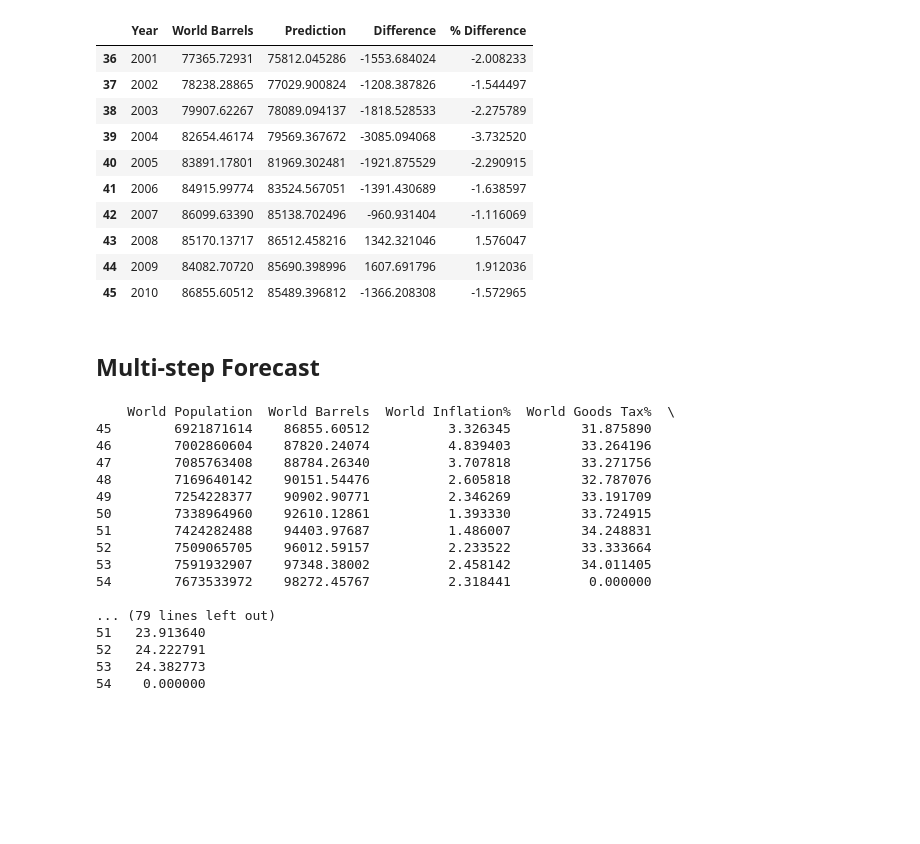
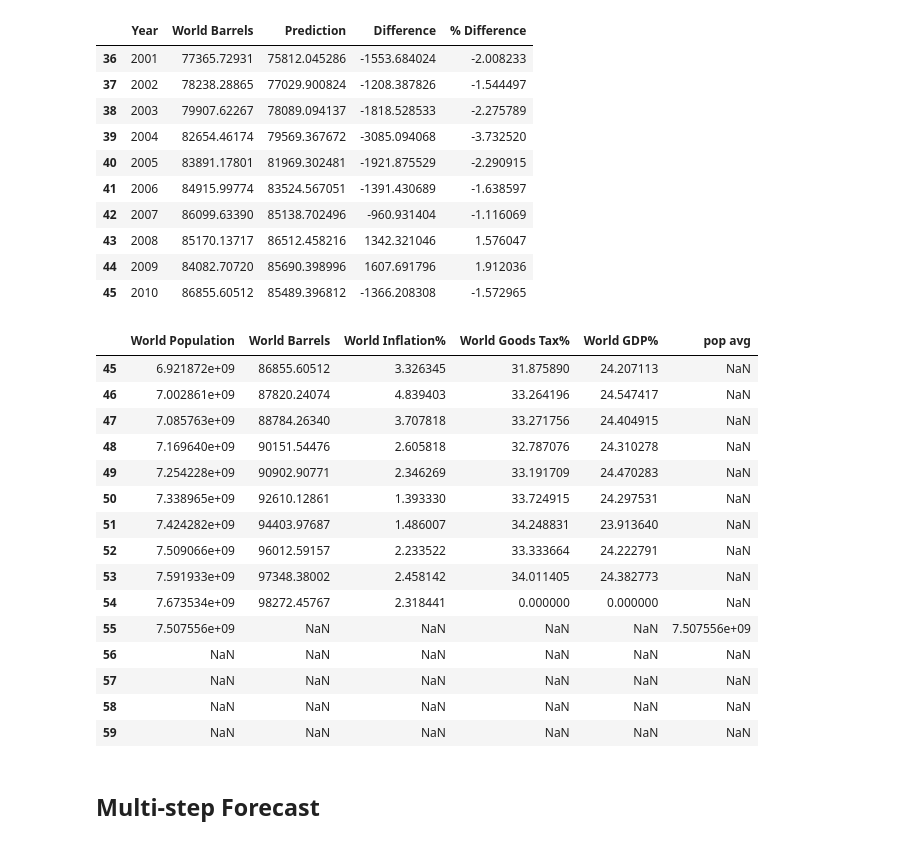
Before and after one commit to minerva-b/Final_Team_Project, a Jupyter notebook: Kmar/Oil_Consum_Regres_ML.ipynb, the cells around one changed output. Saved outputs shown, nothing was run; the diff lists cells and outputs as text; code cells hidden in the pictures; blank space fills up the shorter version.

Commit message:
attempted moving avg. unable to append to existing df column

```diff
--- a/Kmar/Oil_Consum_Regres_ML.ipynb
+++ b/Kmar/Oil_Consum_Regres_ML.ipynb
@@ -255,6 +209,45 @@ hist_pred_0110_df
 | 43 | 2008 | 85170.13717 | 86512.458216 | 1342.321046 | 1.576047 |
 | 44 | 2009 | 84082.70720 | 85690.398996 | 1607.691796 | 1.912036 |
 | 45 | 2010 | 86855.60512 | 85489.396812 | -1366.208308 | -1.572965 |
+# %%
+df = full_merge.loc[full_merge['Year'].between(2010, 2019), ['World Population',
+                                                             'World Barrels',
+                                                             'World Inflation%',
+                                                             'World Goods Tax%',
+                                                             'World GDP%']]
+
+addtlRow = ['55', '56', '57', '58', '59']
+for r in addtlRow:
+    df.loc[r] = np.NaN
+
+df["pop avg"] = df.iloc[5:,0].rolling(window=5).mean().shift()
+# df.shift(-5, axis = 0)
+df['World Population'].iloc[10] = df['pop avg'].iloc[10]
+
+# pop = df.iloc[5:,0].rolling(window=5).mean().shift()
+# barrl = multi_feat.iloc[5:,1].rolling(window=5).mean().shift()
+# infl = multi_feat.iloc[5:,2].rolling(window=5).mean().shift()
+# gtax = multi_feat.iloc[5:,3].rolling(window=5).mean().shift()
+# wgdp = multi_feat.iloc[5:,4].rolling(window=5).mean().shift()
+
+df
+# %% [output]
+|  | World Population | World Barrels | World Inflation% | World Goods Tax% | World GDP% | pop avg |
+| 45 | 6.921872e+09 | 86855.60512 | 3.326345 | 31.875890 | 24.207113 | NaN |
+| 46 | 7.002861e+09 | 87820.24074 | 4.839403 | 33.264196 | 24.547417 | NaN |
+| 47 | 7.085763e+09 | 88784.26340 | 3.707818 | 33.271756 | 24.404915 | NaN |
+| 48 | 7.169640e+09 | 90151.54476 | 2.605818 | 32.787076 | 24.310278 | NaN |
+| 49 | 7.254228e+09 | 90902.90771 | 2.346269 | 33.191709 | 24.470283 | NaN |
+| 50 | 7.338965e+09 | 92610.12861 | 1.393330 | 33.724915 | 24.297531 | NaN |
+| 51 | 7.424282e+09 | 94403.97687 | 1.486007 | 34.248831 | 23.913640 | NaN |
+| 52 | 7.509066e+09 | 96012.59157 | 2.233522 | 33.333664 | 24.222791 | NaN |
+| 53 | 7.591933e+09 | 97348.38002 | 2.458142 | 34.011405 | 24.382773 | NaN |
+| 54 | 7.673534e+09 | 98272.45767 | 2.318441 | 0.000000 | 0.000000 | NaN |
+| 55 | 7.507556e+09 | NaN | NaN | NaN | NaN | 7.507556e+09 |
+| 56 | NaN | NaN | NaN | NaN | NaN | NaN |
+| 57 | NaN | NaN | NaN | NaN | NaN | NaN |
+| 58 | NaN | NaN | NaN | NaN | NaN | NaN |
+| 59 | NaN | NaN | NaN | NaN | NaN | NaN |
 # %% [markdown]
 ## Multi-step Forecast
 # %%
@@ -268,20 +261,32 @@ multi_list=[]
 # in range(5), we can hard code rolling window of year - 5
 # If fancy: we can run regression within features to predict features  O__O
 
+
+
 for year in range(5):
     # Think about start and end
     start = 2010 + year
     end = 2019 + year
 
-
     # Rolling df for features
     multi_feat = full_merge.loc[full_merge['Year'].between(start, end), ['World Population', 'World Barrels', 'World Inflation%', 'World Goods Tax%', 'World GDP%']]
-    print(multi_feat)
+#     print(multi_feat)
 
     # Append rolling average to full_merge DataFrame
     # append_df = pd.DataFrame([[pop, barrl, infl, gtax, wgdp]], columns=list('World Population', 'World Barrels', 'World Inflation%', 'World Goods Tax%', 'World GDP%'))
     # multi_feat = multi_feat.append(append_df)
 
+#     multi_feat.iloc[5:,0].rolling(window=5)["World Population"].mean().shift()
+    multi_feat[::-1].rolling(window=5).mean()[::-1]
+#     barrl = multi_feat.iloc[5:,1].rolling(window=5).mean().shift()
+#     infl = multi_feat.iloc[5:,2].rolling(window=5).mean().shift()
+#     gtax = multi_feat.iloc[5:,3].rolling(window=5).mean().shift()
+#     wgdp = multi_feat.iloc[5:,4].rolling(window=5).mean().shift()
+#     append_df = pd.DataFrame([[pop]], columns=list('World Population'))
+#     multi_feat = multi_feat.append(append_df)
+
+#     multi_feat['MA'] = multi_feat['World Population'].rolling(window=5, center=False).mean()
+    print(multi_feat)
 
     # Does not need .value.reshape(-1, 1) as there's dimension now with 2+ features
     X = multi_feat[["World Population", "World Inflation%", "World Goods Tax%", "World GDP%"]]
@@ -293,25 +298,7 @@ for year in range(5):
 #     multi_predict = fitment.predict(X.iloc[20].values.reshape(1, -1))
 #     multi_list.append(multi_predict.flatten()[0])
 
-# print(multi_list)
+# print(multi_feat)
-# %% [output]
-    World Population  World Barrels  World Inflation%  World Goods Tax%  \
-45        6921871614    86855.60512          3.326345         31.875890
-46        7002860604    87820.24074          4.839403         33.264196
-47        7085763408    88784.26340          3.707818         33.271756
-48        7169640142    90151.54476          2.605818         32.787076
-49        7254228377    90902.90771          2.346269         33.191709
-50        7338964960    92610.12861          1.393330         33.724915
-51        7424282488    94403.97687          1.486007         34.248831
-52        7509065705    96012.59157          2.233522         33.333664
-53        7591932907    97348.38002          2.458142         34.011405
-54        7673533972    98272.45767          2.318441          0.000000
-
-... (79 lines left out)
-51   23.913640
-52   24.222791
-53   24.382773
-54    0.000000
 # %%
 # RUN THIS WITH PETER
 # Historical prediction 2001 - 2010
```
Also changed, not shown: parts of 7 cells of this notebook.
